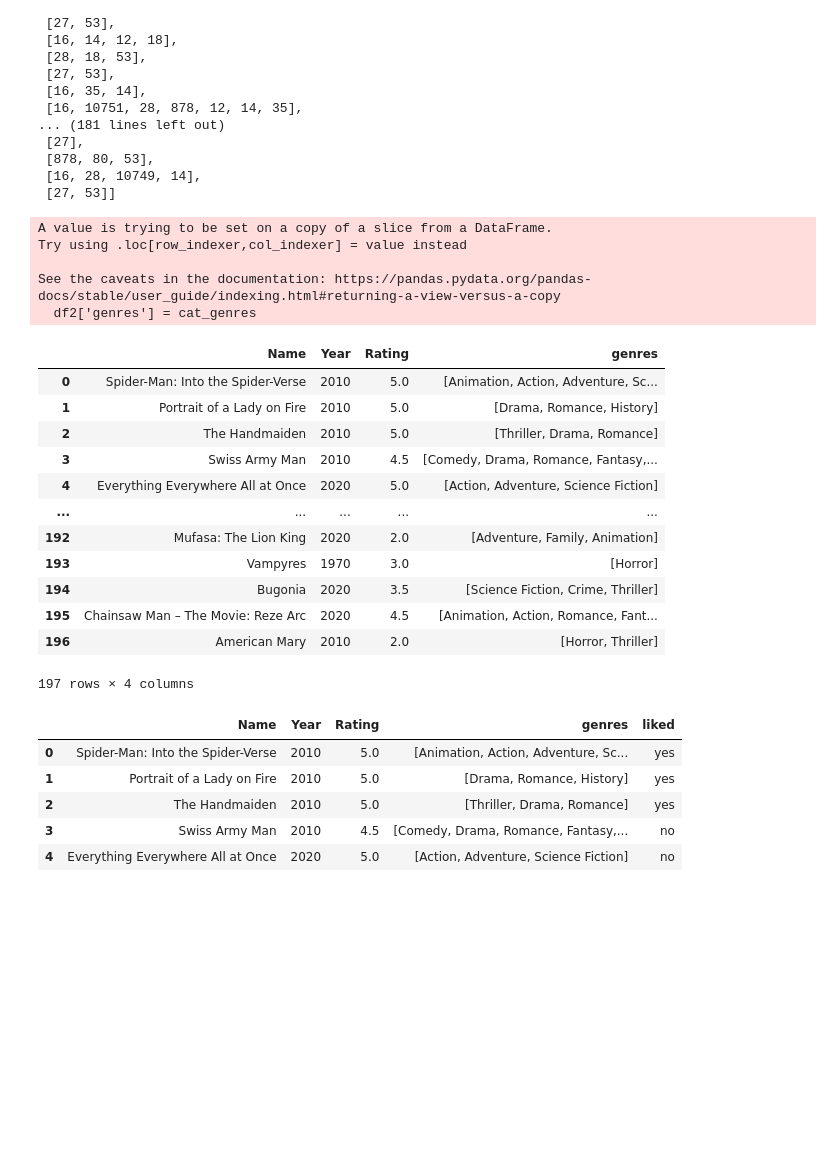
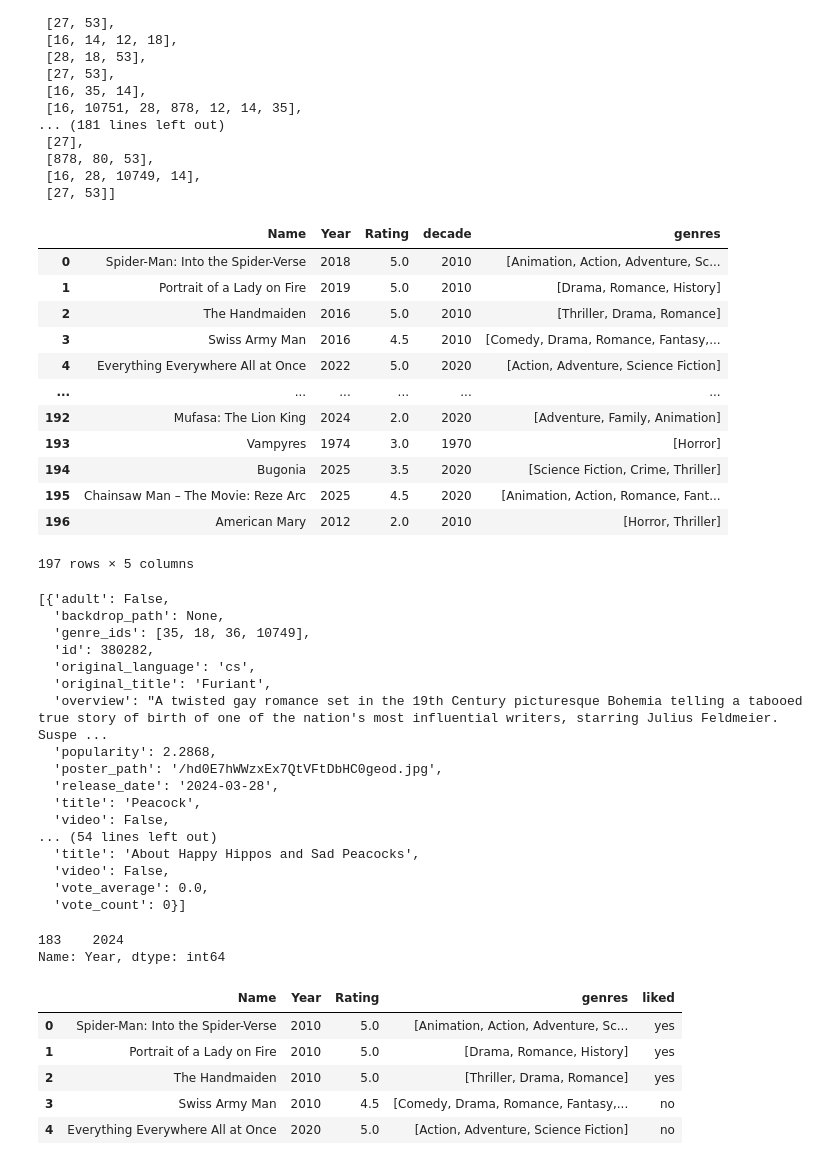
Before and after one commit to oof6/film_hijinks, a Jupyter notebook: play.ipynb, the cells around one changed output. Drawn from its saved outputs; the diff is of its cells as text; code cells hidden in the pictures; blank space fills up the shorter version.

```diff
--- a/play.ipynb
+++ b/play.ipynb
@@ -116,5 +79,5 @@ df
 | 196 | 2025-11-13 | American Mary | 2012 | https://boxd.it/48WY | 2.0 |
 197 rows × 5 columns
 # %%
-df2 = df[['Name', 'Year', 'Rating']]
+films = df[['Name', 'Year', 'Rating']]
 # %%
@@ -136,7 +99,7 @@ df2
 # %%
 #put the years into a decade range
 
-df2['Year'] = df2['Year'].apply(lambda x: x // 10 * 10)
+films['decade'] = films['Year'].apply(lambda x: x // 10 * 10)
 # %% [output]
 A value is trying to be set on a copy of a slice from a DataFrame.
 Try using .loc[row_indexer,col_indexer] = value instead
@@ -162,6 +125,6 @@ df2
 # %%
 genres = []
-for x in df2['Name']:
+for x in films['Name']:
     genres.append(search.movie(query=x)['results'][0]['genre_ids'])
 genres
 # %% [output]
@@ -190,26 +153,40 @@ for x in genres:
         temp.append(genre_dict[y])
     cat_genres.append(temp)
 #add genres to df2
-df2['genres'] = cat_genres
+films['genres'] = cat_genres
-# %% [output]
-A value is trying to be set on a copy of a slice from a DataFrame.
-Try using .loc[row_indexer,col_indexer] = value instead
-
-See the caveats in the documentation: https://pandas.pydata.org/pandas-docs/stable/user_guide/indexing.html#returning-a-view-versus-a-copy
-  df2['genres'] = cat_genres
 # %%
-df2
+films
 # %% [output]
-|  | Name | Year | Rating | genres |
-| 0 | Spider-Man: Into the Spider-Verse | 2010 | 5.0 | [Animation, Action, Adventure, Sc... |
-| 1 | Portrait of a Lady on Fire | 2010 | 5.0 | [Drama, Romance, History] |
-| 2 | The Handmaiden | 2010 | 5.0 | [Thriller, Drama, Romance] |
-| 3 | Swiss Army Man | 2010 | 4.5 | [Comedy, Drama, Romance, Fantasy,... |
-| 4 | Everything Everywhere All at Once | 2020 | 5.0 | [Action, Adventure, Science Fiction] |
-| ... | ... | ... | ... | ... |
-| 192 | Mufasa: The Lion King | 2020 | 2.0 | [Adventure, Family, Animation] |
-| 193 | Vampyres | 1970 | 3.0 | [Horror] |
-| 194 | Bugonia | 2020 | 3.5 | [Science Fiction, Crime, Thriller] |
-| 195 | Chainsaw Man – The Movie: Reze Arc | 2020 | 4.5 | [Animation, Action, Romance, Fant... |
-| 196 | American Mary | 2010 | 2.0 | [Horror, Thriller] |
+|  | Name | Year | Rating | decade | genres |
+| 0 | Spider-Man: Into the Spider-Verse | 2018 | 5.0 | 2010 | [Animation, Action, Adventure, Sc... |
+| 1 | Portrait of a Lady on Fire | 2019 | 5.0 | 2010 | [Drama, Romance, History] |
+| 2 | The Handmaiden | 2016 | 5.0 | 2010 | [Thriller, Drama, Romance] |
+| 3 | Swiss Army Man | 2016 | 4.5 | 2010 | [Comedy, Drama, Romance, Fantasy,... |
+| 4 | Everything Everywhere All at Once | 2022 | 5.0 | 2020 | [Action, Adventure, Science Fiction] |
+| ... | ... | ... | ... | ... | ... |
+| 192 | Mufasa: The Lion King | 2024 | 2.0 | 2020 | [Adventure, Family, Animation] |
+| 193 | Vampyres | 1974 | 3.0 | 1970 | [Horror] |
+| 194 | Bugonia | 2025 | 3.5 | 2020 | [Science Fiction, Crime, Thriller] |
+| 195 | Chainsaw Man – The Movie: Reze Arc | 2025 | 4.5 | 2020 | [Animation, Action, Romance, Fant... |
+| 196 | American Mary | 2012 | 2.0 | 2010 | [Horror, Thriller] |
-197 rows × 4 columns
+197 rows × 5 columns
+# %%
+search.movie(query='Peacock ',year= '2024')['results']
+# %% [output]
+[{'adult': False,
+  'backdrop_path': None,
+  'genre_ids': [35, 18, 36, 10749],
+  'id': 380282,
+  'original_language': 'cs',
+  'original_title': 'Furiant',
+  'overview': "A twisted gay romance set in the 19th Century picturesque Bohemia telling a tabooed true story of birth of one of the nation's most influential writers, starring Julius Feldmeier. Suspe ...
+  'popularity': 2.2868,
+  'poster_path': '/hd0E7hWWzxEx7QtVFtDbHC0geod.jpg',
+  'release_date': '2024-03-28',
+  'title': 'Peacock',
+  'video': False,
+... (54 lines left out)
+  'title': 'About Happy Hippos and Sad Peacocks',
+  'video': False,
+  'vote_average': 0.0,
+  'vote_count': 0}]
@@ -216,3 +195,8 @@ df2
+# %%
+h['Year']
+# %% [output]
+183    2024
+Name: Year, dtype: int64
 # %%
 #liked column (yes or no)
 liked_f = pd.read_csv('liked_films.csv')
```
Also changed, not shown: parts of 39 cells of this notebook, 1 other file.
